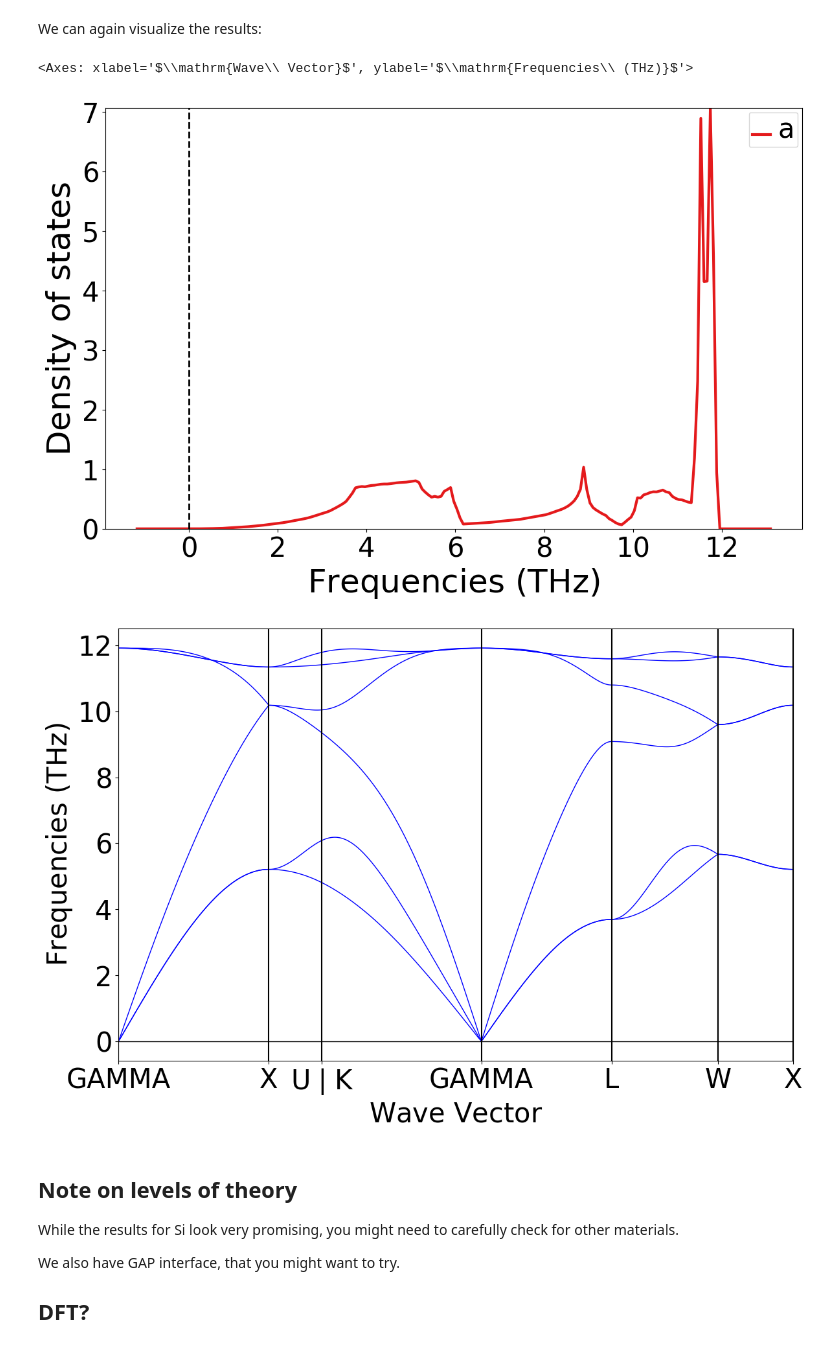
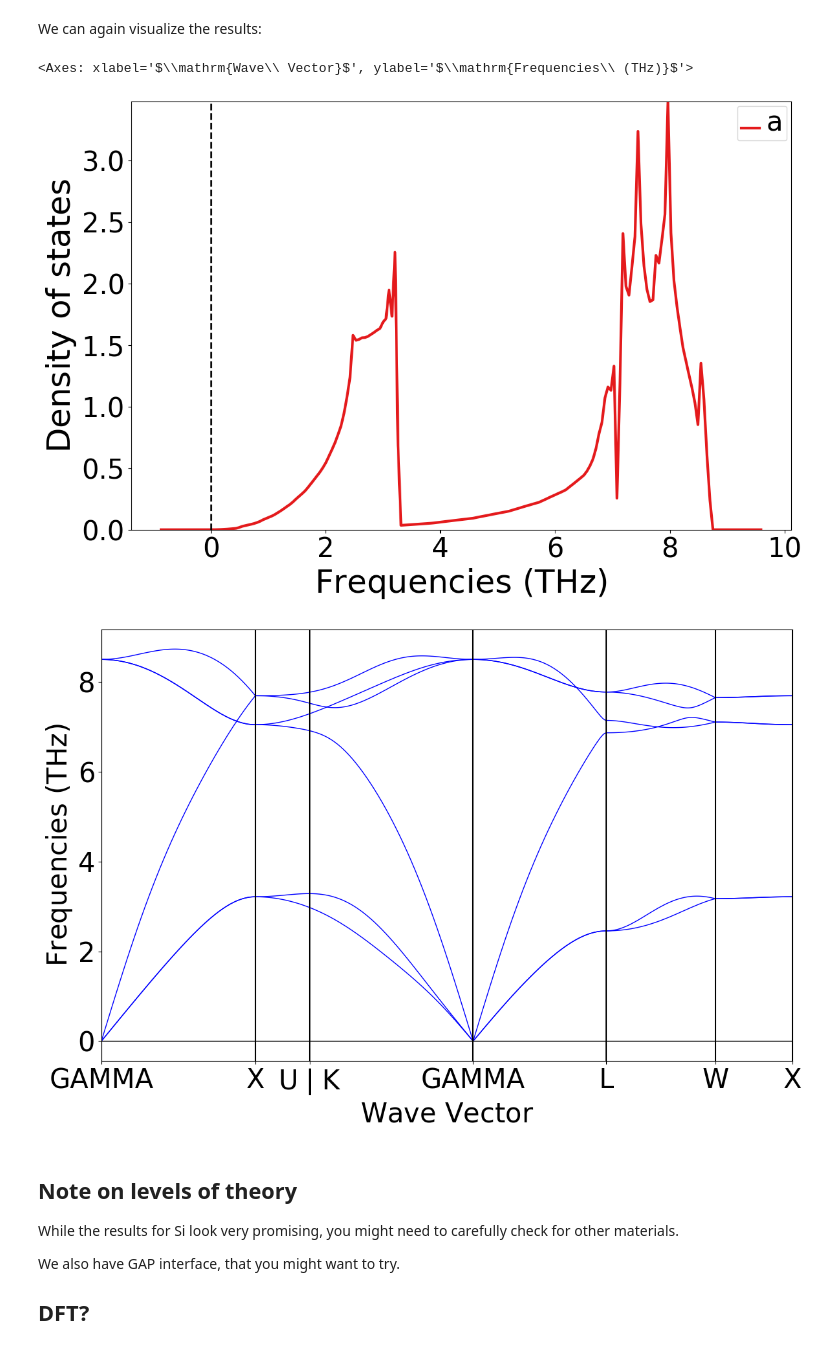
Before and after one commit to JaGeo/TutorialAtomate2Forcefields, a Jupyter notebook: atomate2_workflow_tutorial/_build/jupyter_execute/phonon.ipynb, the cells around one changed output. Drawn from its saved outputs; the diff is of its cells as text; code cells hidden in the pictures.

```diff
--- a/atomate2_workflow_tutorial/_build/jupyter_execute/phonon.ipynb
+++ b/atomate2_workflow_tutorial/_build/jupyter_execute/phonon.ipynb
@@ -105,32 +106,33 @@ We can again visualize the results:
 # %%
 store = SETTINGS.JOB_STORE
 store.connect()
 
 result = store.query_one(
     {"name": "generate_frequencies_eigenvectors"},
     properties=[
         "output.phonon_dos",
         "output.phonon_bandstructure",
     ],
     load=True,
+    sort={"completed_at": -1} # to get the latest computation
 )
 
 ph_bs = PhononBandStructureSymmLine.from_dict(
     result['output']['phonon_bandstructure'])  # get pymatgen bandstructure object
 ph_dos = PhononDos.from_dict(result['output']['phonon_dos'])  # get pymatgen phonon dos object
 
 # initialize dos plotter and visualize dos plot
 dos_plot = PhononDosPlotter()
 dos_plot.add_dos(label='a', dos=ph_dos)
 dos_plot.get_plot()
 
 # initialize Phonon bandstructure plotter and visualize band structure plot
 bs_plot = PhononBSPlotter(bs=ph_bs)
 bs_plot.get_plot()
 # %% [output]
 <Axes: xlabel='$\\mathrm{Wave\\ Vector}$', ylabel='$\\mathrm{Frequencies\\ (THz)}$'>
-[figure, old version]
+[figure, new version]
-[figure, old version]
+[figure, new version]
 # %% [markdown]
 ## Note on levels of theory
 
```
Also changed, not shown: parts of 2 cells of this notebook, 29 other files.
